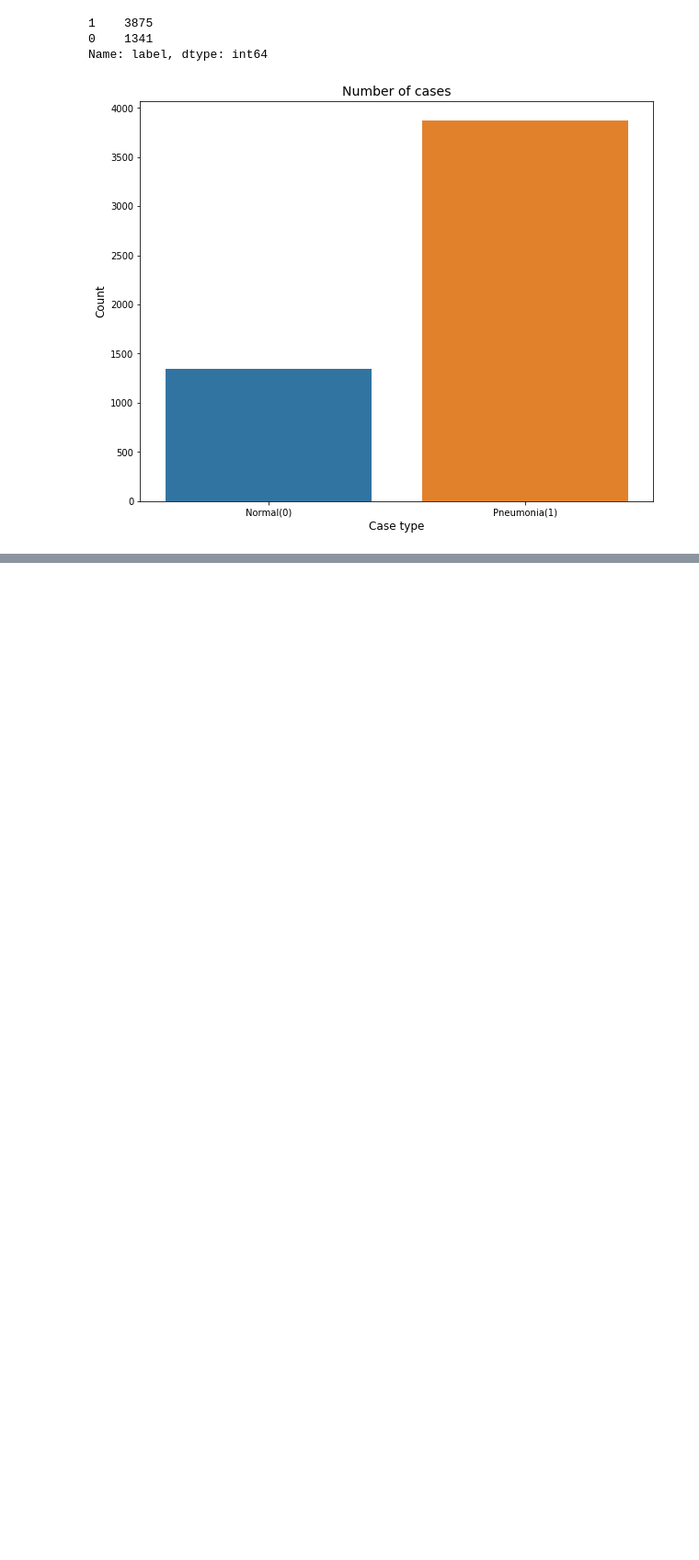
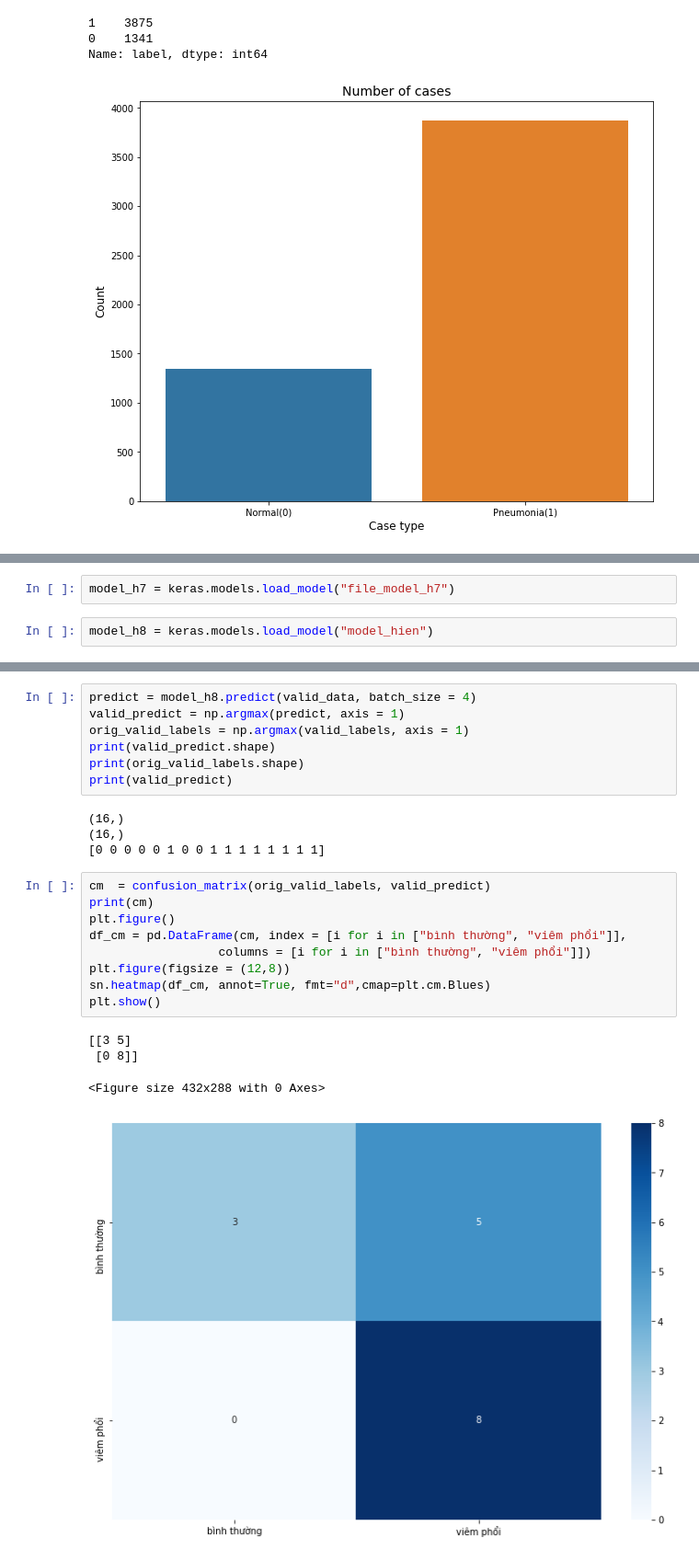
Before and after one commit to caobaohien/X-ray_pneumonia_diagnosis, a Jupyter notebook: model.ipynb, the cells around one changed output, grey strips where cells are left out. Shown at 92% size. Saved outputs shown, nothing was run; the diff lists cells and outputs as text; blank space fills up the shorter version.

```diff
--- a/model.ipynb
+++ b/model.ipynb
@@ -410,3 +550,7 @@ model.load_weights("../X-ray/file_weight_model_hay_xua")
+# %%
+model_h7 = keras.models.load_model("file_model_h7")
+# %%
+model_h8 = keras.models.load_model("model_hien")
 # %%
 # Accuracy
 plt.plot(H.history['accuracy'])
@@ -544,0 +749,25 @@ Accuracy của mô hình trên tập test là 0.86
+# %%
+predict = model_h8.predict(valid_data, batch_size = 4)
+valid_predict = np.argmax(predict, axis = 1)
+orig_valid_labels = np.argmax(valid_labels, axis = 1)
+print(valid_predict.shape)
+print(orig_valid_labels.shape)
+print(valid_predict)
+# %% [output]
+(16,)
+(16,)
+[0 0 0 0 0 1 0 0 1 1 1 1 1 1 1 1]
+# %%
+cm  = confusion_matrix(orig_valid_labels, valid_predict)
+print(cm)
+plt.figure()
+df_cm = pd.DataFrame(cm, index = [i for i in ["bình thường", "viêm phổi"]],
+                  columns = [i for i in ["bình thường", "viêm phổi"]])
+plt.figure(figsize = (12,8))
+sn.heatmap(df_cm, annot=True, fmt="d",cmap=plt.cm.Blues)
+plt.show()
+# %% [output]
+[[3 5]
+ [0 8]]
+<Figure size 432x288 with 0 Axes>
+[figure, added]
```
Also changed, not shown: parts of 36 cells of this notebook.
